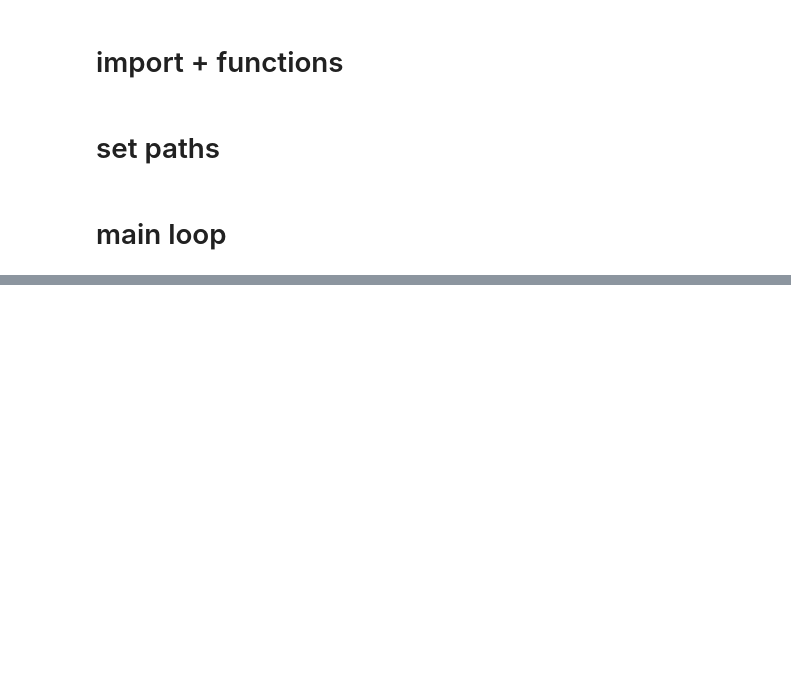
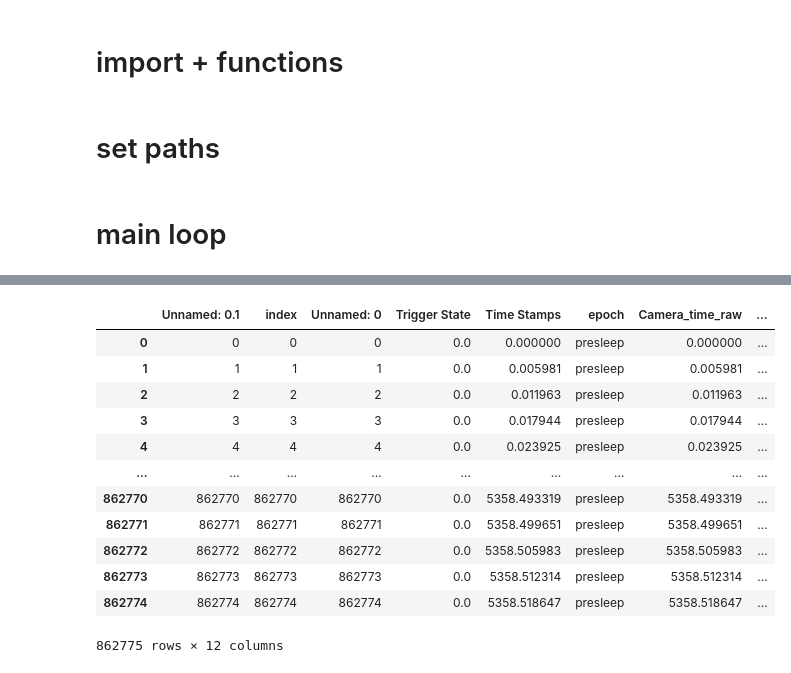
Before and after one commit to EmmettJT/sequences_run_PPseq, a Jupyter notebook: 2_Finding_sleeping_range.ipynb, the cells around one changed output, grey strips where cells are left out. Drawn from its saved outputs; the diff is of its cells as text; code cells hidden in the pictures; blank space fills up the shorter version.

```diff
--- a/2_Finding_sleeping_range.ipynb
+++ b/2_Finding_sleeping_range.ipynb
@@ -203,0 +261,16 @@ for recording in os.listdir(path_):
+# %%
+align
+# %% [output]
+|  | Unnamed: 0.1 | index | Unnamed: 0 | Trigger State | Time Stamps | epoch | Camera_time_raw | ... |
+| 0 | 0 | 0 | 0 | 0.0 | 0.000000 | presleep | 0.000000 | ... |
+| 1 | 1 | 1 | 1 | 0.0 | 0.005981 | presleep | 0.005981 | ... |
+| 2 | 2 | 2 | 2 | 0.0 | 0.011963 | presleep | 0.011963 | ... |
+| 3 | 3 | 3 | 3 | 0.0 | 0.017944 | presleep | 0.017944 | ... |
+| 4 | 4 | 4 | 4 | 0.0 | 0.023925 | presleep | 0.023925 | ... |
+| ... | ... | ... | ... | ... | ... | ... | ... | ... |
+| 862770 | 862770 | 862770 | 862770 | 0.0 | 5358.493319 | presleep | 5358.493319 | ... |
+| 862771 | 862771 | 862771 | 862771 | 0.0 | 5358.499651 | presleep | 5358.499651 | ... |
+| 862772 | 862772 | 862772 | 862772 | 0.0 | 5358.505983 | presleep | 5358.505983 | ... |
+| 862773 | 862773 | 862773 | 862773 | 0.0 | 5358.512314 | presleep | 5358.512314 | ... |
+| 862774 | 862774 | 862774 | 862774 | 0.0 | 5358.518647 | presleep | 5358.518647 | ... |
+862775 rows × 12 columns
```
Also changed, not shown: parts of 3 cells of this notebook, 2 other files.
